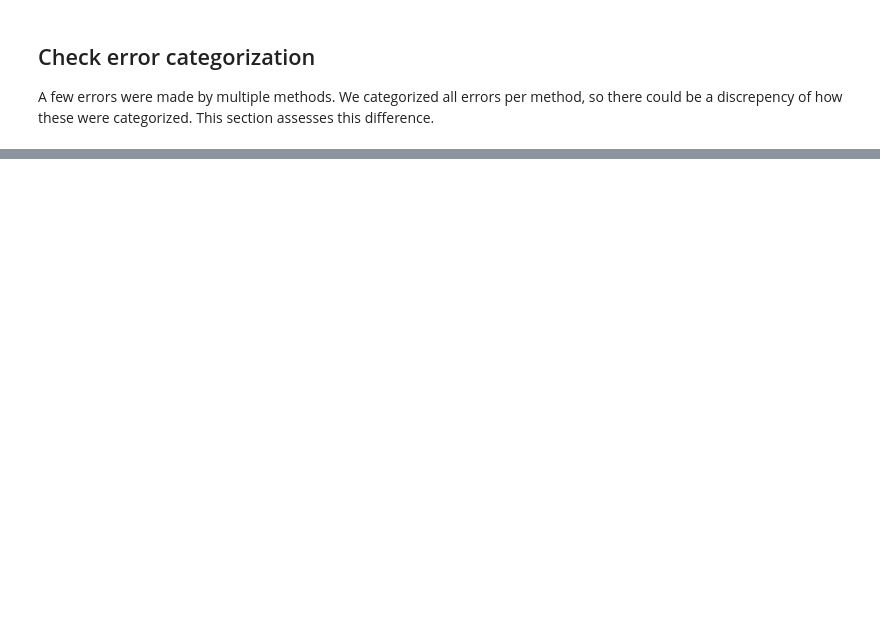
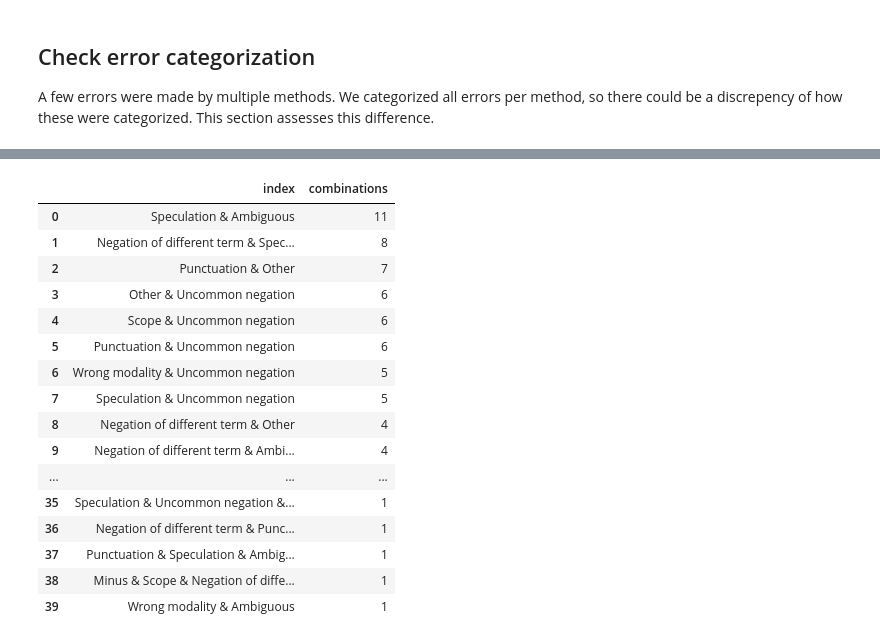
Before and after one commit to umcu/negation-detection, a Jupyter notebook: 03_compare_errors.ipynb, the cells around one changed output, grey strips where cells are left out. Saved outputs shown, nothing was run; the diff lists cells and outputs as text; code cells hidden in the pictures; blank space fills up the shorter version.

Commit message:
Print complete table of combinations

```diff
--- a/03_compare_errors.ipynb
+++ b/03_compare_errors.ipynb
@@ -298,9 +473,27 @@ different_errors_at_least_2_methods.head()
 # %%
 # Create a table of the number of errors per method
 combinations_counts = different_errors_at_least_2_methods.combinations.value_counts()
 
 # Show head in DataFrame
-combinations_counts.reset_index().head()
+combinations_counts.reset_index()
+# %% [output]
+|  | index | combinations |
+| 0 | Speculation & Ambiguous | 11 |
+| 1 | Negation of different term & Spec... | 8 |
+| 2 | Punctuation & Other | 7 |
+| 3 | Other & Uncommon negation | 6 |
+| 4 | Scope & Uncommon negation | 6 |
+| 5 | Punctuation & Uncommon negation | 6 |
+| 6 | Wrong modality & Uncommon negation | 5 |
+| 7 | Speculation & Uncommon negation | 5 |
+| 8 | Negation of different term & Other | 4 |
+| 9 | Negation of different term & Ambi... | 4 |
+| ... | ... | ... |
+| 35 | Speculation & Uncommon negation &... | 1 |
+| 36 | Negation of different term & Punc... | 1 |
+| 37 | Punctuation & Speculation & Ambig... | 1 |
+| 38 | Minus & Scope & Negation of diffe... | 1 |
+| 39 | Wrong modality & Ambiguous | 1 |
 # %%
 # Plot the counts
 fig = px.bar(combinations_counts.head(6),
```
Also changed, not shown: parts of 24 cells of this notebook.
